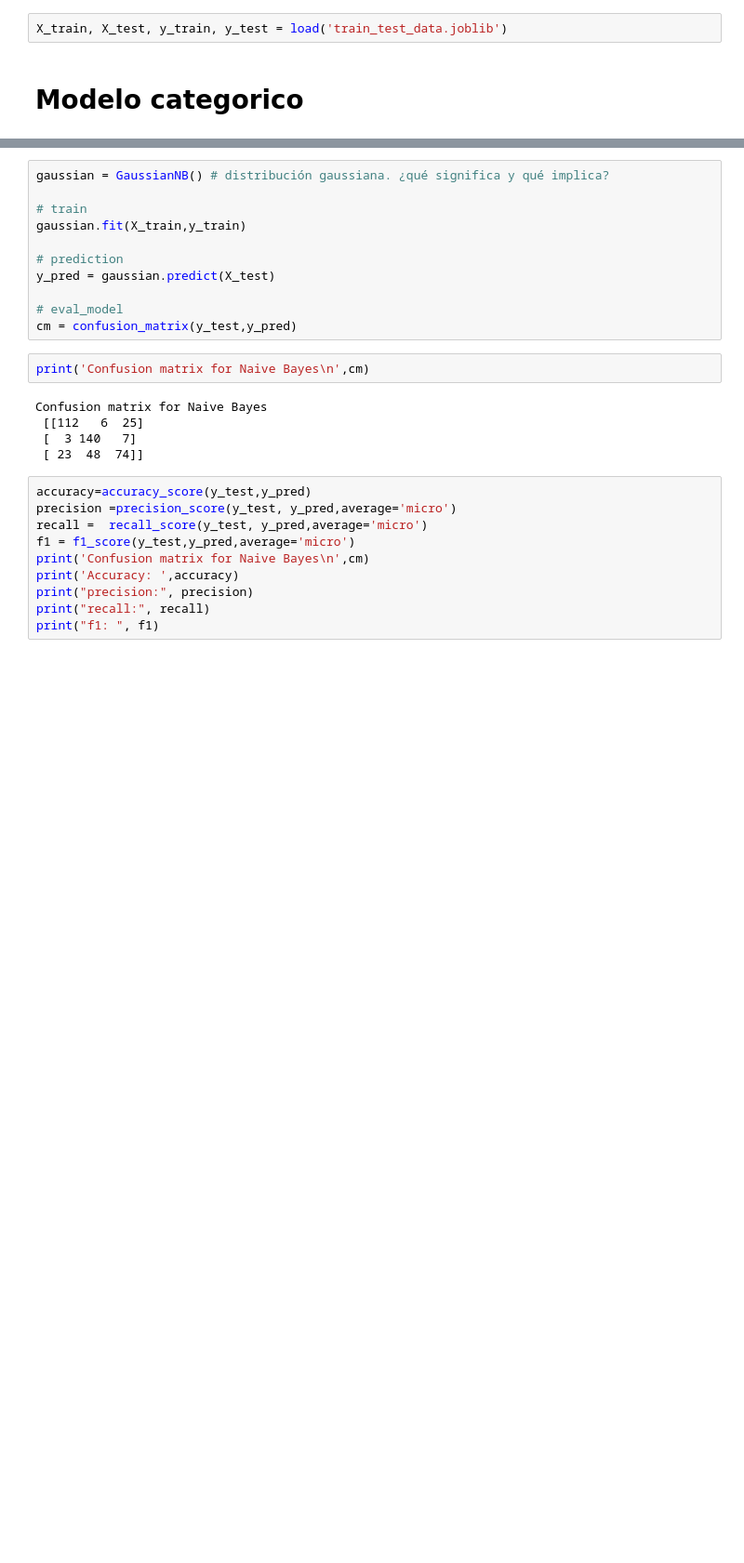
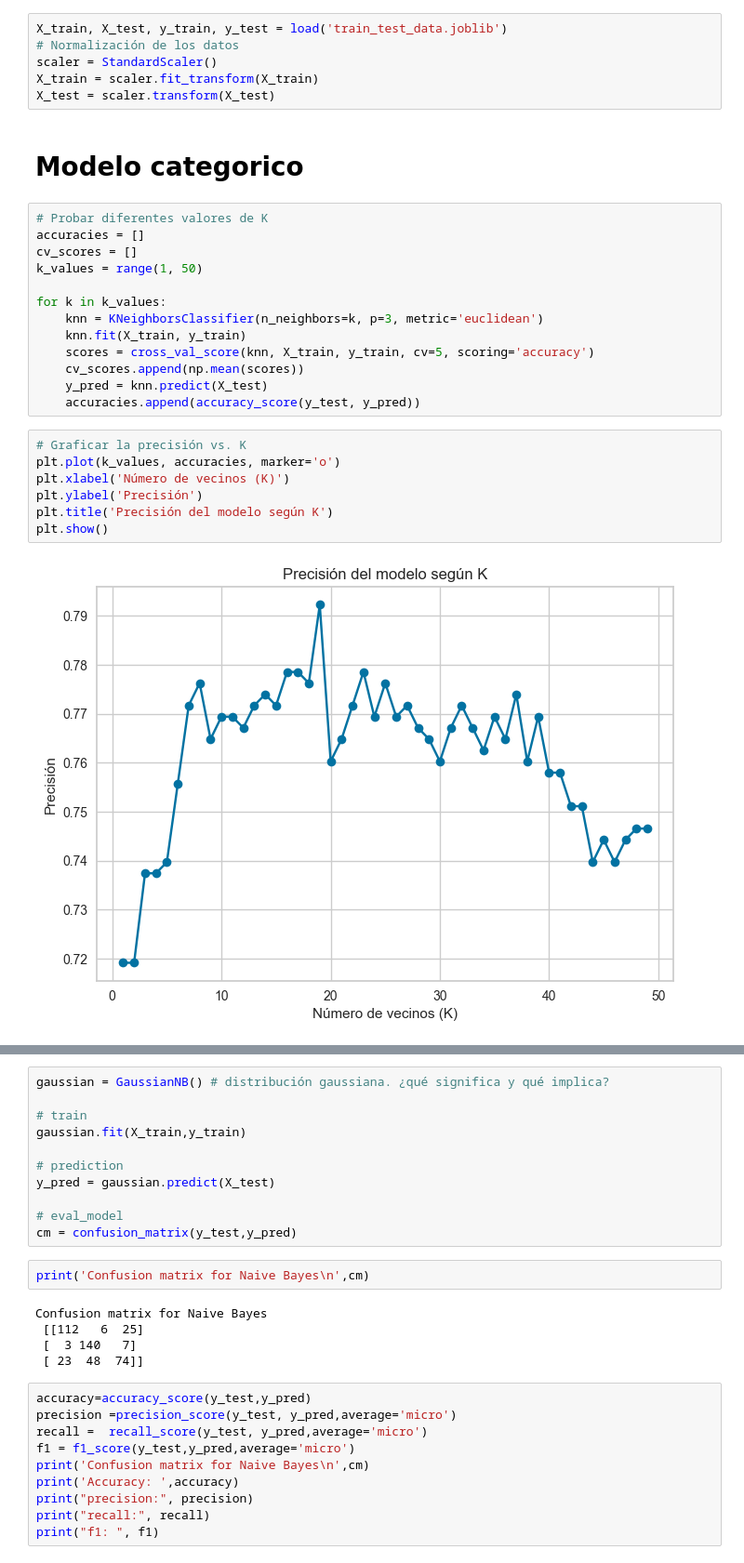
Before and after one commit to SebastianUVG/HT6_KNN, a Jupyter notebook: HT6.ipynb, the cells around one changed output, grey strips where cells are left out. Shown at 93% size. Saved outputs shown, nothing was run; the diff lists cells and outputs as text; blank space fills up the shorter version.

```diff
--- a/HT6.ipynb
+++ b/HT6.ipynb
@@ -843,5 +843,31 @@ pventa = datos_limpiados2.pop('SalePrice') #Remover saleprice para entrenar el m
 X = datos_limpiados2 #El resto de los datos
 # %%
 X_train, X_test, y_train, y_test = load('train_test_data.joblib')
+# Normalización de los datos
+scaler = StandardScaler()
+X_train = scaler.fit_transform(X_train)
+X_test = scaler.transform(X_test)
 # %% [markdown]
 # Modelo categorico #
+# %%
+# Probar diferentes valores de K
+accuracies = []
+cv_scores = []
+k_values = range(1, 50)
+
+for k in k_values:
+    knn = KNeighborsClassifier(n_neighbors=k, p=3, metric='euclidean')
+    knn.fit(X_train, y_train)
+    scores = cross_val_score(knn, X_train, y_train, cv=5, scoring='accuracy')
+    cv_scores.append(np.mean(scores))
+    y_pred = knn.predict(X_test)
+    accuracies.append(accuracy_score(y_test, y_pred))
+# %%
+# Graficar la precisión vs. K
+plt.plot(k_values, accuracies, marker='o')
+plt.xlabel('Número de vecinos (K)')
+plt.ylabel('Precisión')
+plt.title('Precisión del modelo según K')
+plt.show()
+# %% [output]
+[figure, added]
```
Also changed, not shown: parts of 6 cells of this notebook.
